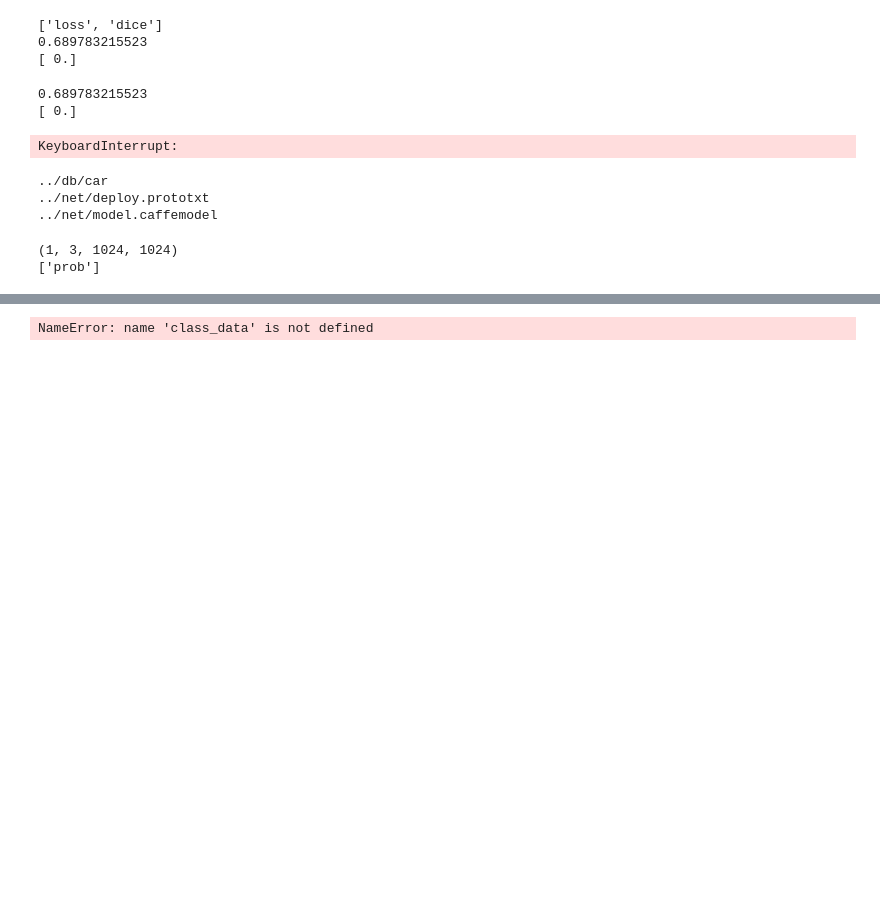
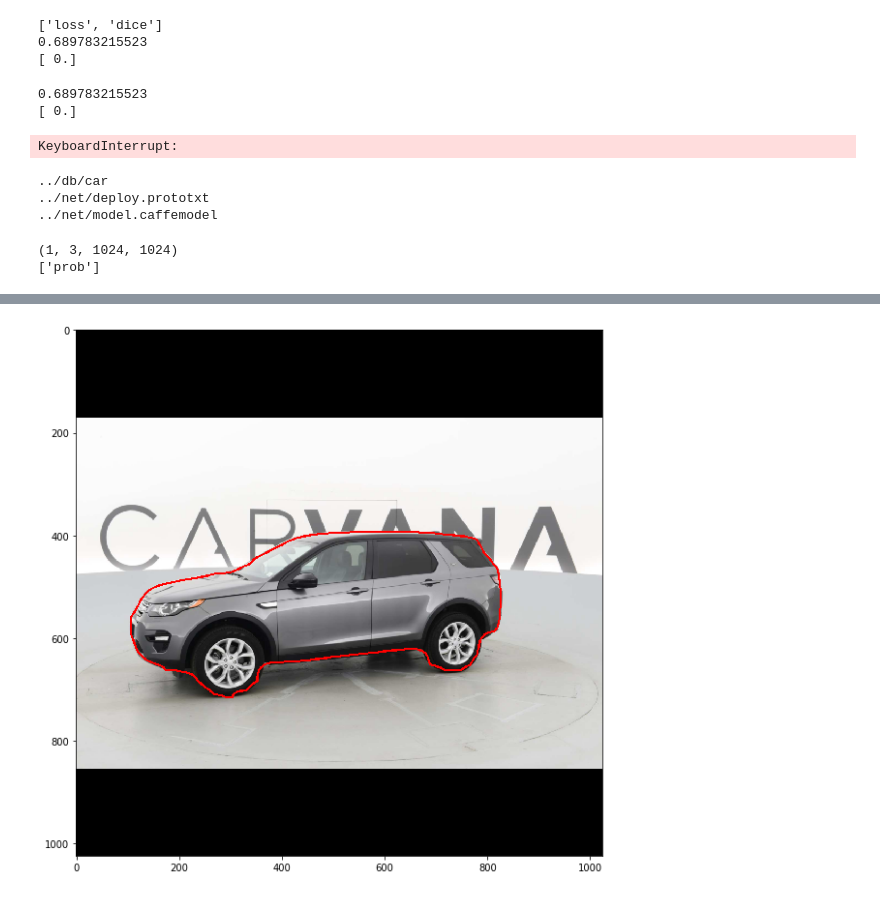
Before and after one commit to pedrodiamel/kaggle-carvana-image-masking-challenge, a Jupyter notebook: python/demo.ipynb, the cells around one changed output, grey strips where cells are left out. Cells and saved outputs as stored; diff of their text form; code cells hidden in the pictures; blank space fills up the shorter version.

```diff
--- a/python/demo.ipynb
+++ b/python/demo.ipynb
@@ -291,5 +287,14 @@ print(out.keys())
 # %%
+# assume the only output is a CHW image where C is the number
+# of classes, H and W are the height and width of the image
+class_data = out[out.keys()[0]].astype('float32')
+class_data = class_data[0,:,:,:];
 
+# retain only the top class for each pixel
+class_data = np.argmax(class_data, axis=0).astype('uint8')
+
+# remember the classes we found
+found_classes = np.unique(class_data)
 
 fill_data = np.ndarray((class_data.shape[0], class_data.shape[1], 4), dtype='uint8')
 for x in xrange(3):
@@ -305,31 +310,31 @@ seg_data = fill_data.copy()
 mask_data = np.zeros(fill_data.shape, dtype='uint8')
 mask_data[:, :, 3] = (1 - mask) * 255
 
 # Generate outlines around segmented classes
 if len(found_classes) > 1:
     # Assuming that class 0 is the background.
     line_mask = np.zeros(class_data.shape, dtype=bool)
     max_distance = np.zeros(class_data.shape, dtype=float) + 1
     for c in (x for x in found_classes if x != 0):
         c_mask = np.equal(class_data, c)
         # Find the signed distance from the zero contour
         distance = skfmm.distance(c_mask.astype('float32') - 0.5)
         # Accumulate the mask for all classes
         line_width = 4
         line_mask |= c_mask & np.less(distance, line_width)
         max_distance = np.maximum(max_distance, distance + 128)
 
         line_data[:, :, 3] = line_mask * 255
         max_distance = np.maximum(max_distance, np.zeros(max_distance.shape, dtype=float))
         max_distance = np.minimum(max_distance, np.zeros(max_distance.shape, dtype=float) + 255)
         seg_data[:, :, 3] = max_distance
 
 
 image_sh = image.copy()
 image_sh[line_mask,:] = [255,0,0];
 
 plt.figure(figsize=(10, 10))
 plt.imshow(image_sh)
 plt.show()
 # %% [output]
-NameError: name 'class_data' is not defined
+[figure, added]
```
Also changed, not shown: parts of 1 cell of this notebook.
